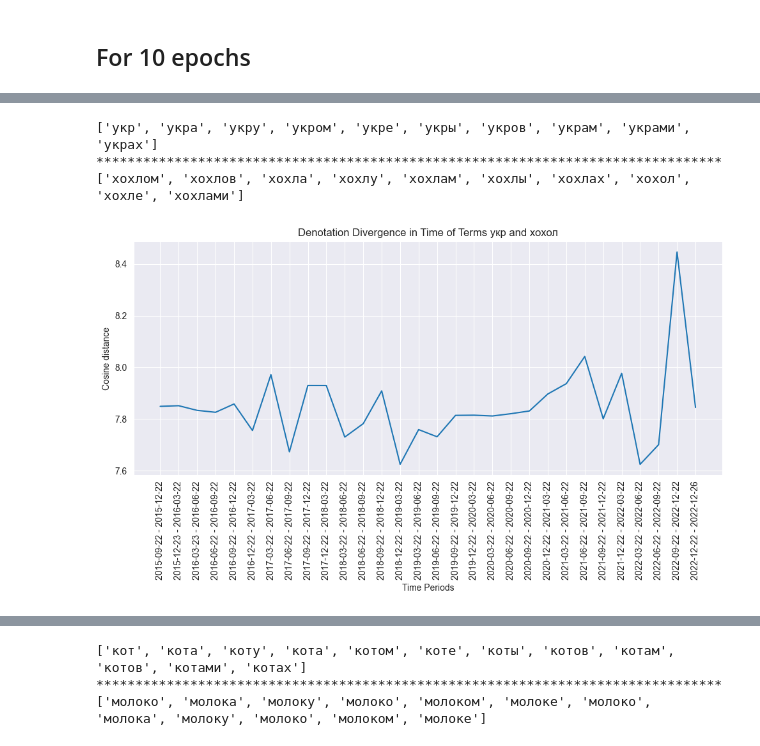
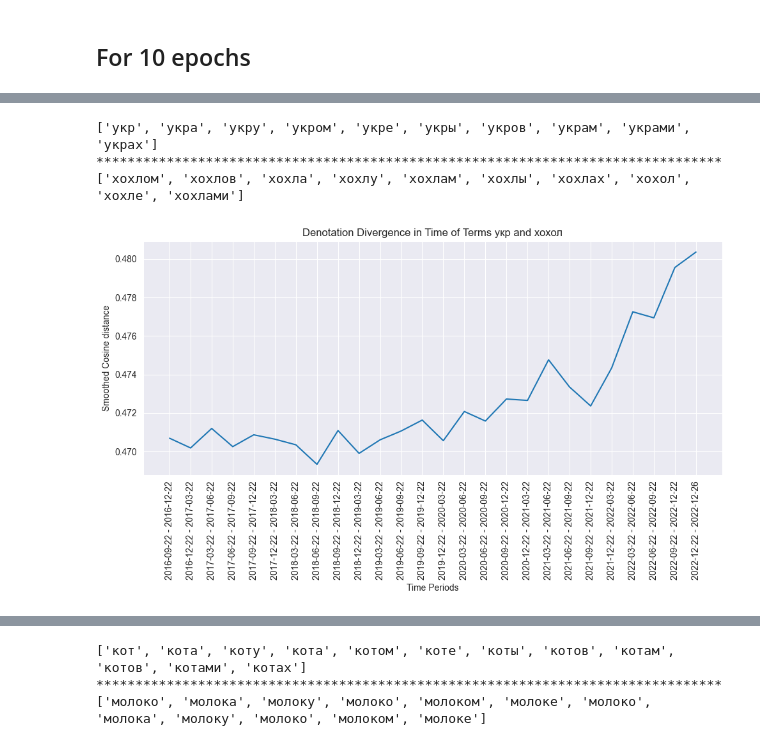
Before and after one commit to kateburovova/dehumanization, a Jupyter notebook: diachronic_analysis.ipynb, the cells around one changed output, grey strips where cells are left out. Cells and saved outputs as stored; diff of their text form; code cells hidden in the pictures.

```diff
--- a/diachronic_analysis.ipynb
+++ b/diachronic_analysis.ipynb
@@ -15,4 +17,12 @@ def get_centroid(word_forms, model):
 # %%
 def calculate_distance(centroid1, centroid2):
     return np.linalg.norm(centroid1 - centroid2)
+# %%
+def zerocenter_normalize(model):
+    vectors = model.wv.vectors
+    vectors = vectors - np.mean(vectors, axis=0)
+    vectors = vectors / np.linalg.norm(vectors, axis=1, keepdims=True)
+    model.wv.vectors = vectors
+
+    return model
 # %%
@@ -188,9 +214,9 @@ def plot_denotation_divergence_w_time(all_forms_dict, term_one, term_two, models
 # %%
 %%time
 
-plot_denotation_divergence_w_time(all_forms_dict, 'укр', 'хохол', models_path)
+plot_denotation_divergence_smooth('укр', 'хохол', models_path)
 # %% [output]
 ['укр', 'укра', 'укру', 'укром', 'укре', 'укры', 'укров', 'украм', 'украми', 'украх']
 ********************************************************************************
 ['хохлом', 'хохлов', 'хохла', 'хохлу', 'хохлам', 'хохлы', 'хохлах', 'хохол', 'хохле', 'хохлами']
-[figure, old version]
+[figure, new version]
```
Also changed, not shown: parts of 104 cells of this notebook.
